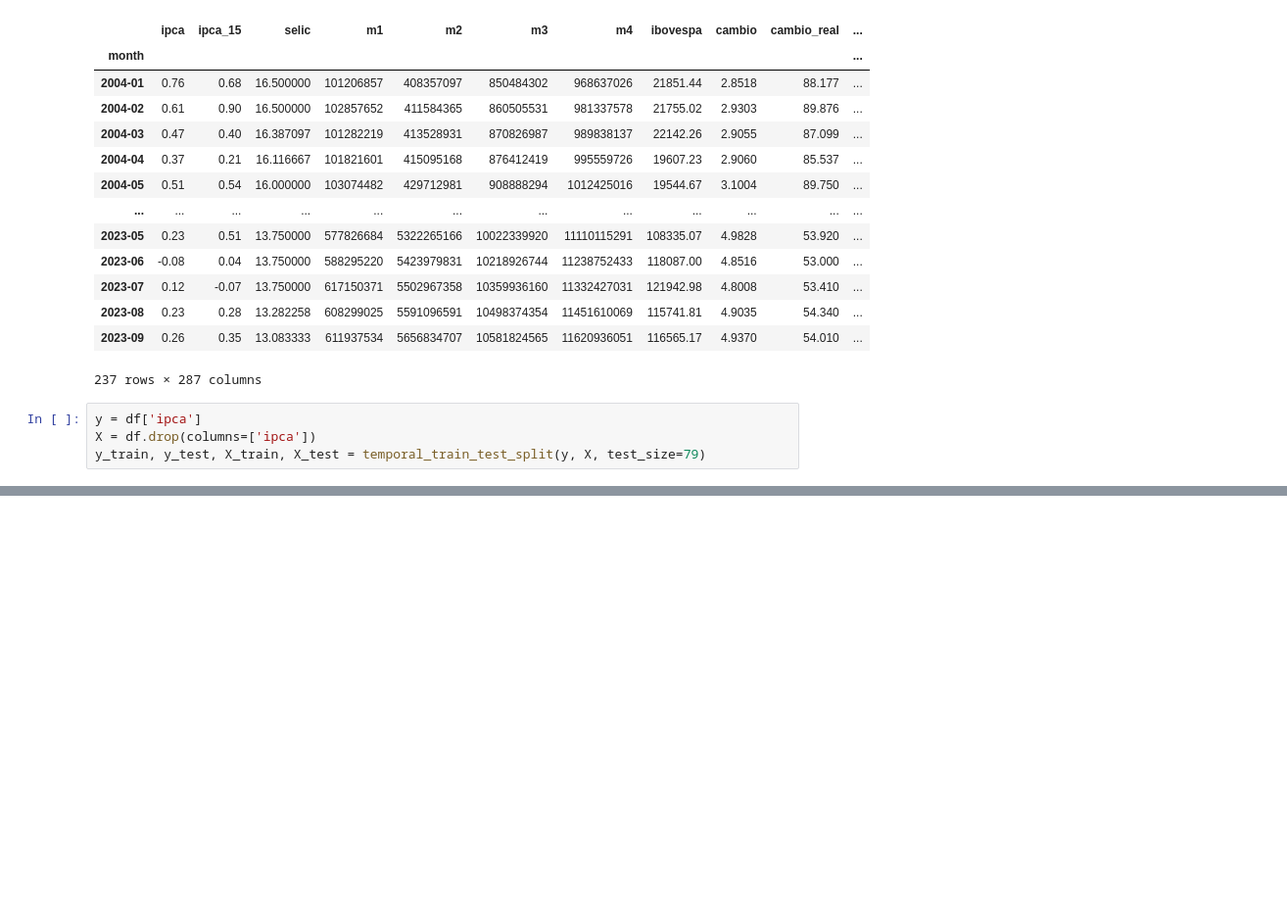
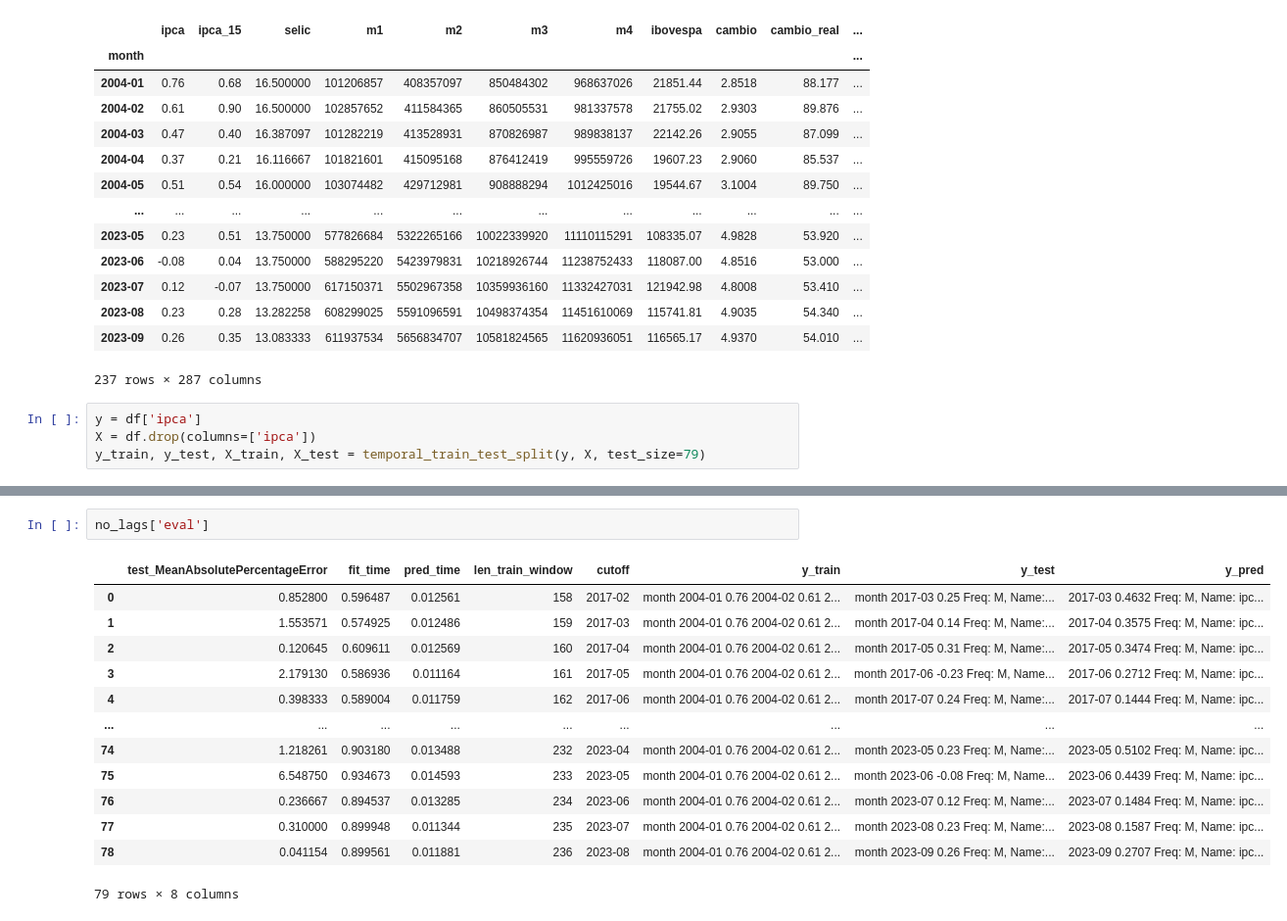
Before and after one commit to GuilhermeFrainer/tcc, a Jupyter notebook: tree_info.ipynb, the cells around one changed output, grey strips where cells are left out. Shown at 98% size. Saved outputs shown, nothing was run; the diff lists cells and outputs as text; blank space fills up the shorter version.

```diff
--- a/tree_info.ipynb
+++ b/tree_info.ipynb
@@ -79,0 +179,16 @@ np.ndarray: obj must be a numpy.ndarray, found <class 'pandas.core.series.Series
+# %%
+no_lags['eval']
+# %% [output]
+|  | test_MeanAbsolutePercentageError | fit_time | pred_time | len_train_window | cutoff | y_train | y_test | y_pred |
+| 0 | 0.852800 | 0.596487 | 0.012561 | 158 | 2017-02 | month 2004-01 0.76 2004-02 0.61 2... | month 2017-03 0.25 Freq: M, Name:... | 2017-03 0.4632 Freq: M, Name: ipc... |
+| 1 | 1.553571 | 0.574925 | 0.012486 | 159 | 2017-03 | month 2004-01 0.76 2004-02 0.61 2... | month 2017-04 0.14 Freq: M, Name:... | 2017-04 0.3575 Freq: M, Name: ipc... |
+| 2 | 0.120645 | 0.609611 | 0.012569 | 160 | 2017-04 | month 2004-01 0.76 2004-02 0.61 2... | month 2017-05 0.31 Freq: M, Name:... | 2017-05 0.3474 Freq: M, Name: ipc... |
+| 3 | 2.179130 | 0.586936 | 0.011164 | 161 | 2017-05 | month 2004-01 0.76 2004-02 0.61 2... | month 2017-06 -0.23 Freq: M, Name... | 2017-06 0.2712 Freq: M, Name: ipc... |
+| 4 | 0.398333 | 0.589004 | 0.011759 | 162 | 2017-06 | month 2004-01 0.76 2004-02 0.61 2... | month 2017-07 0.24 Freq: M, Name:... | 2017-07 0.1444 Freq: M, Name: ipc... |
+| ... | ... | ... | ... | ... | ... | ... | ... | ... |
+| 74 | 1.218261 | 0.903180 | 0.013488 | 232 | 2023-04 | month 2004-01 0.76 2004-02 0.61 2... | month 2023-05 0.23 Freq: M, Name:... | 2023-05 0.5102 Freq: M, Name: ipc... |
+| 75 | 6.548750 | 0.934673 | 0.014593 | 233 | 2023-05 | month 2004-01 0.76 2004-02 0.61 2... | month 2023-06 -0.08 Freq: M, Name... | 2023-06 0.4439 Freq: M, Name: ipc... |
+| 76 | 0.236667 | 0.894537 | 0.013285 | 234 | 2023-06 | month 2004-01 0.76 2004-02 0.61 2... | month 2023-07 0.12 Freq: M, Name:... | 2023-07 0.1484 Freq: M, Name: ipc... |
+| 77 | 0.310000 | 0.899948 | 0.011344 | 235 | 2023-07 | month 2004-01 0.76 2004-02 0.61 2... | month 2023-08 0.23 Freq: M, Name:... | 2023-08 0.1587 Freq: M, Name: ipc... |
+| 78 | 0.041154 | 0.899561 | 0.011881 | 236 | 2023-08 | month 2004-01 0.76 2004-02 0.61 2... | month 2023-09 0.26 Freq: M, Name:... | 2023-09 0.2707 Freq: M, Name: ipc... |
+79 rows × 8 columns
```
Also changed, not shown: parts of 16 cells of this notebook.
